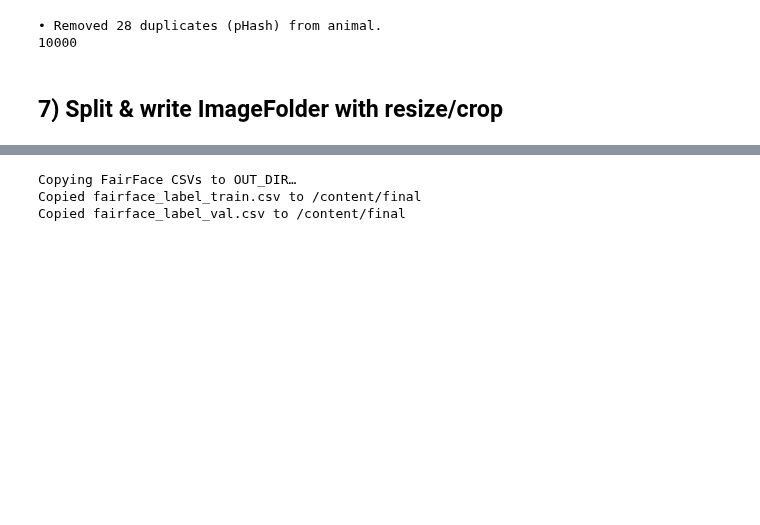
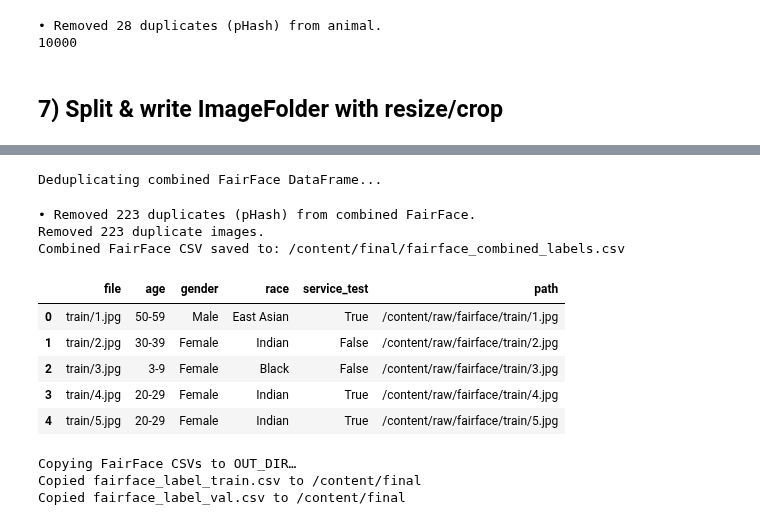
Before and after one commit to lobral2728/ucb_ml_capstone, a Jupyter notebook: LoadDataset.ipynb, the cells around one changed output, grey strips where cells are left out. Saved outputs shown, nothing was run; the diff lists cells and outputs as text; code cells hidden in the pictures; blank space fills up the shorter version.

```diff
--- a/LoadDataset.ipynb
+++ b/LoadDataset.ipynb
@@ -642,3 +852,57 @@ test /animal : 1000
+# %%
+import pandas as pd
+
+# Load the train and validation FairFace CSVs
+df_train = pd.read_csv(FAIRFACE_RAW_DIR / "fairface_label_train.csv")
+df_val = pd.read_csv(FAIRFACE_RAW_DIR / "fairface_label_val.csv")
+
+# Concatenate the two DataFrames
+fairface_combined_df = pd.concat([df_train, df_val], ignore_index=True)
+
+# Resolve image paths inside extracted pad=1.25 pack (usually under train/ and val/)
+img_root = FAIRFACE_RAW_DIR
+def resolve_path(rel):
+    rel = str(rel).lstrip("./\\")
+    cand = img_root / rel
+    if cand.exists(): return cand
+    for sub in ["train", "val", "fairface-img-margin125-trainval/train", "fairface-img-margin125-trainval/val"]:
+        c = img_root / sub / rel
+        if c.exists(): return c
+    hits = list(img_root.rglob(Path(rel).name))
+    return hits[0] if hits else None
+
+fairface_combined_df["path"] = fairface_combined_df["file"].apply(resolve_path)
+fairface_combined_df = fairface_combined_df[fairface_combined_df["path"].notna()].reset_index(drop=True)
+
+# Deduplicate based on image content using phash
+print("Deduplicating combined FairFace DataFrame...")
+original_count = len(fairface_combined_df)
+unique_paths = deduplicate_paths(fairface_combined_df["path"].tolist(), "combined FairFace")
+unique_paths_str = set(str(p) for p in unique_paths)
+fairface_combined_df = fairface_combined_df[fairface_combined_df["path"].apply(lambda x: str(x) in unique_paths_str)].reset_index(drop=True)
+deduplicated_count = len(fairface_combined_df)
+print(f"Removed {original_count - deduplicated_count} duplicate images.")
+
+
+# Define the path for the new combined CSV file
+combined_csv_path = OUT_DIR / "fairface_combined_labels.csv"
+
+# Save the combined DataFrame to a new CSV file in the OUT_DIR
+fairface_combined_df.to_csv(combined_csv_path, index=False)
+
+print(f"Combined FairFace CSV saved to: {combined_csv_path}")
+display(fairface_combined_df.head())
+# %% [output]
+Deduplicating combined FairFace DataFrame...
+• Removed 223 duplicates (pHash) from combined FairFace.
+Removed 223 duplicate images.
+Combined FairFace CSV saved to: /content/final/fairface_combined_labels.csv
+|  | file | age | gender | race | service_test | path |
+| 0 | train/1.jpg | 50-59 | Male | East Asian | True | /content/raw/fairface/train/1.jpg |
+| 1 | train/2.jpg | 30-39 | Female | Indian | False | /content/raw/fairface/train/2.jpg |
+| 2 | train/3.jpg | 3-9 | Female | Black | False | /content/raw/fairface/train/3.jpg |
+| 3 | train/4.jpg | 20-29 | Female | Indian | True | /content/raw/fairface/train/4.jpg |
+| 4 | train/5.jpg | 20-29 | Female | Indian | True | /content/raw/fairface/train/5.jpg |
 # %%
 # Copy FairFace CSVs to OUT_DIR for completeness
 print("\nCopying FairFace CSVs to OUT_DIR…")
```
Also changed, not shown: parts of 21 cells of this notebook.
